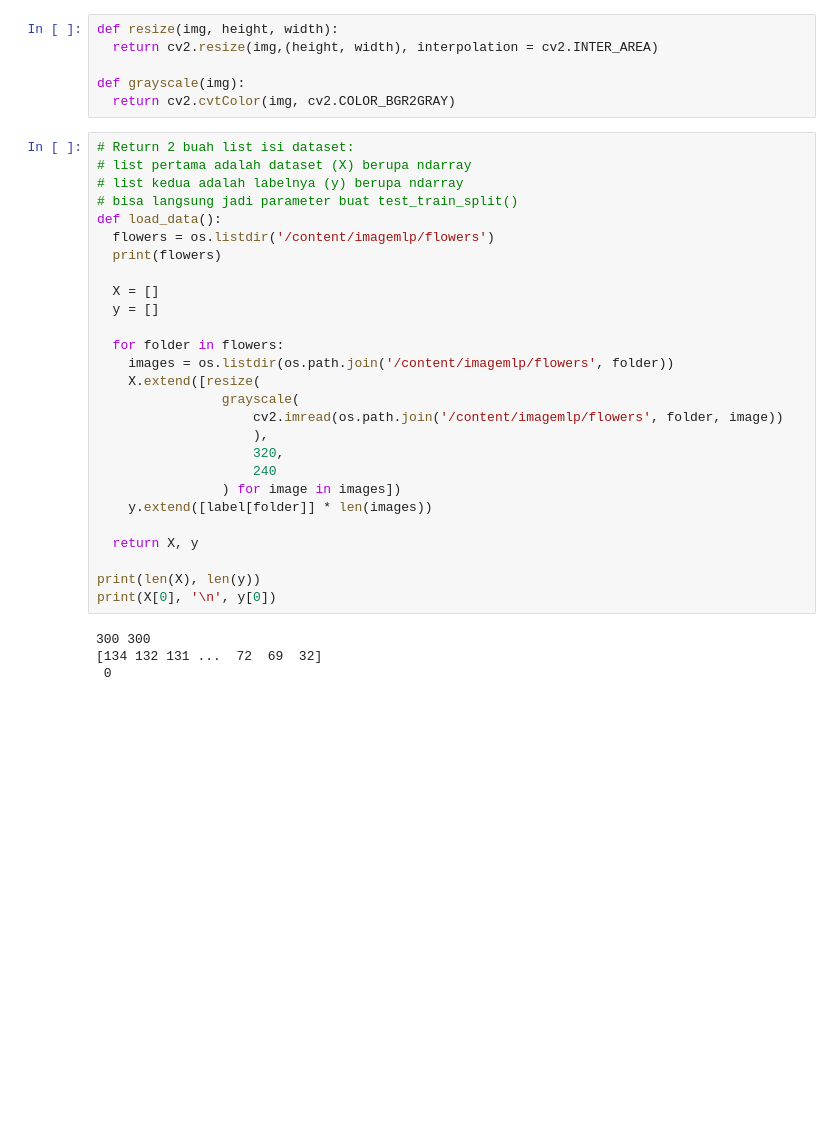
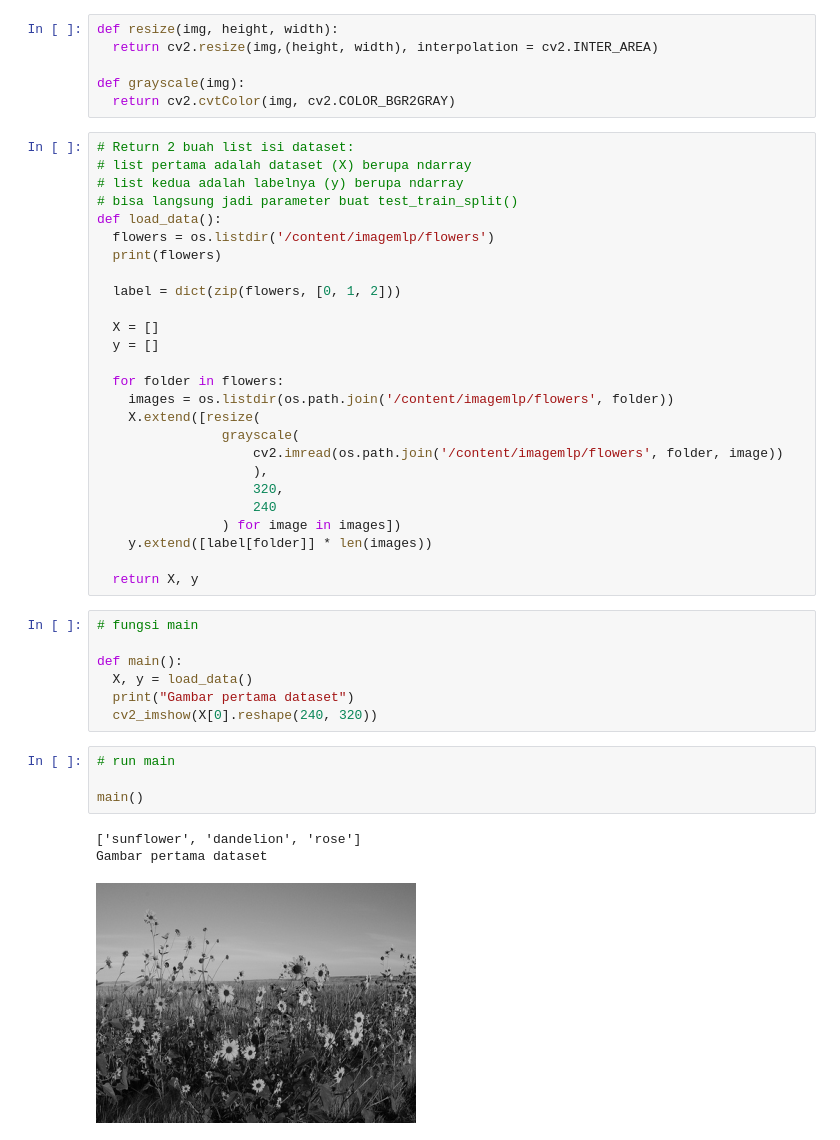
Before and after one commit to rafelsiregar/imagemlp, a Jupyter notebook: ML_Assignment2.ipynb, the cells around one changed output. Drawn from its saved outputs; the diff is of its cells as text; blank space fills up the shorter version.

Commit message:
Fungsi main dan visualisasi gambar

```diff
--- a/ML_Assignment2.ipynb
+++ b/ML_Assignment2.ipynb
@@ -25,6 +27,8 @@ def grayscale(img):
 def load_data():
   flowers = os.listdir('/content/imagemlp/flowers')
   print(flowers)
+
+  label = dict(zip(flowers, [0, 1, 2]))
 
   X = []
   y = []
@@ -41,10 +45,18 @@ def load_data():
     y.extend([label[folder]] * len(images))
 
   return X, y
-
-print(len(X), len(y))
-print(X[0], '\n', y[0])
-# %% [output]
-300 300
-[134 132 131 ...  72  69  32]
- 0
+# %%
+# fungsi main
+
+def main():
+  X, y = load_data()
+  print("Gambar pertama dataset")
+  cv2_imshow(X[0].reshape(240, 320))
+# %%
+# run main
+
+main()
+# %% [output]
+['sunflower', 'dandelion', 'rose']
+Gambar pertama dataset
+[figure, added]
```
Also changed, not shown: parts of 1 cell of this notebook.
